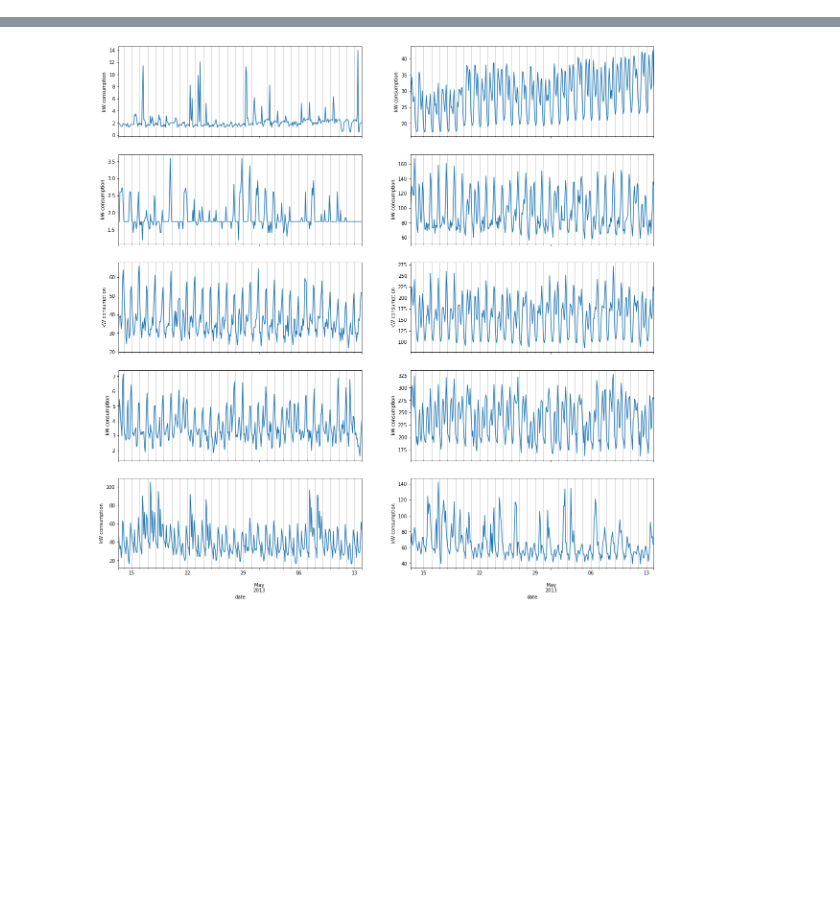
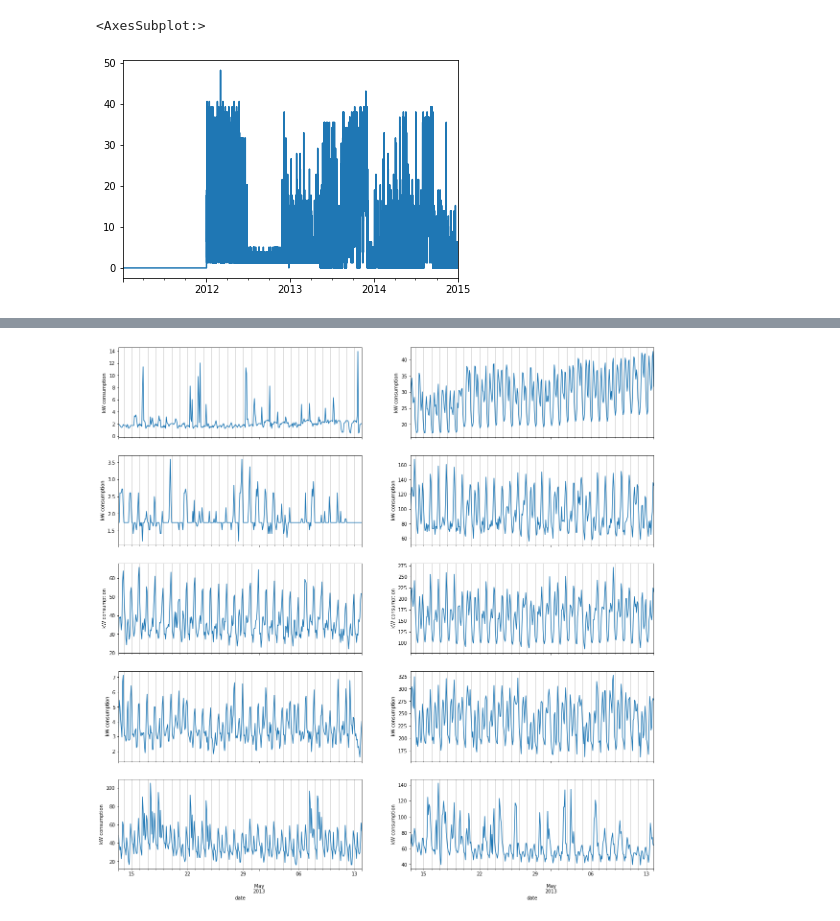
Before and after one commit to othrif/DataInsights, a Jupyter notebook: courses/aicamp/timeSeries/time-series-deep-AR.ipynb, the cells around one changed output, grey strips where cells are left out. Cells and saved outputs as stored; diff of their text form; code cells hidden in the pictures; blank space fills up the shorter version.

```diff
--- a/courses/aicamp/timeSeries/time-series-deep-AR.ipynb
+++ b/courses/aicamp/timeSeries/time-series-deep-AR.ipynb
@@ -18,0 +37,5 @@ data.head()
+# %%
+data['MT_001'].plot()
+# %% [output]
+<AxesSubplot:>
+[figure, added]
```
Also changed, not shown: parts of 14 cells of this notebook, 55 other files.
